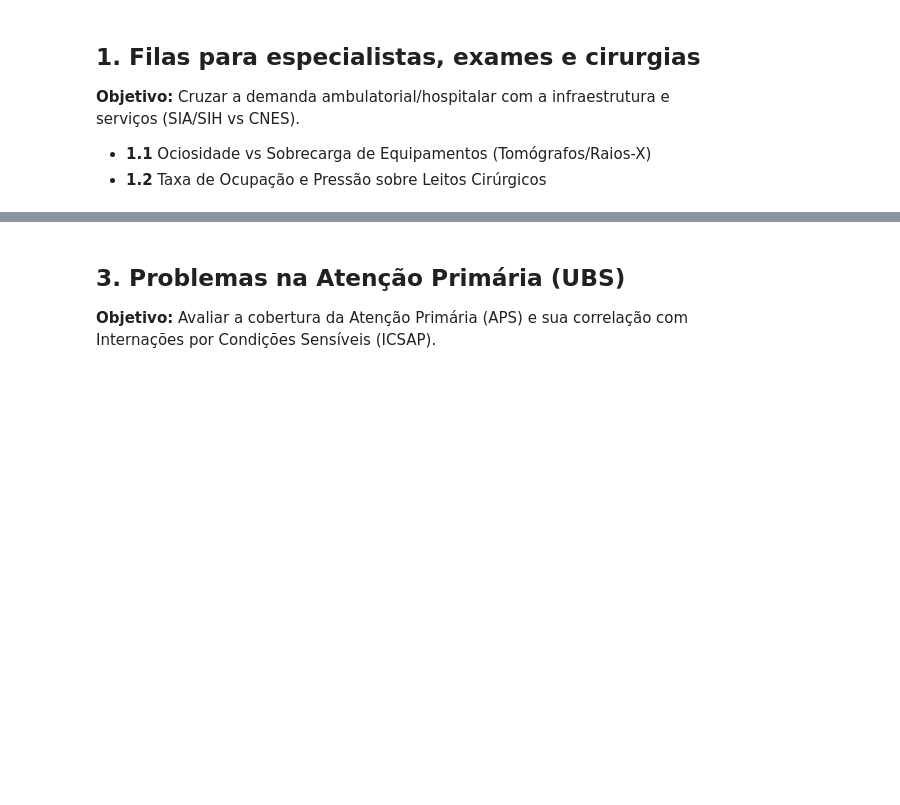
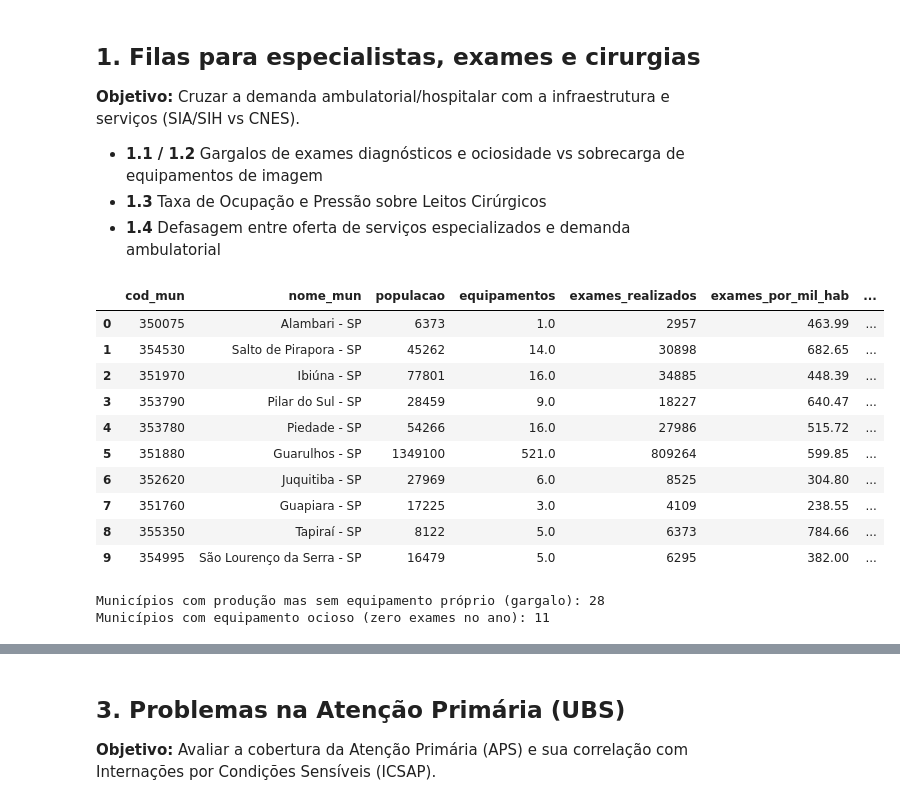
Before and after one commit to MoraesMiguel/InternaSUS, a Jupyter notebook: notebooks/InternaSUS.ipynb, the cells around one changed output, grey strips where cells are left out. Drawn from its saved outputs; the diff is of its cells as text; code cells hidden in the pictures; blank space fills up the shorter version.

```diff
--- a/notebooks/InternaSUS.ipynb
+++ b/notebooks/InternaSUS.ipynb
@@ -21,5 +164,6 @@ conn = conectar_datasus()
 # %% [markdown]
 ## 1. Filas para especialistas, exames e cirurgias
 **Objetivo:** Cruzar a demanda ambulatorial/hospitalar com a infraestrutura e serviços (SIA/SIH vs CNES).
-- **1.1** Ociosidade vs Sobrecarga de Equipamentos (Tomógrafos/Raios-X)
-- **1.2** Taxa de Ocupação e Pressão sobre Leitos Cirúrgicos
+- **1.1 / 1.2** Gargalos de exames diagnósticos e ociosidade vs sobrecarga de equipamentos de imagem
+- **1.3** Taxa de Ocupação e Pressão sobre Leitos Cirúrgicos
+- **1.4** Defasagem entre oferta de serviços especializados e demanda ambulatorial
@@ -93,0 +170,52 @@ display(pressao_leitos.head(10))
+# %%
+# 1.1 / 1.2 — Gargalos de exames diagnósticos e ociosidade vs sobrecarga de equipamentos de imagem
+gargalos_exames = conn.execute(f"""
+    WITH producao_exames AS (
+        SELECT LEFT(PA_MUNPCN, 6) AS cod_mun, COUNT(*) AS total_exames_realizados
+        FROM sia
+        WHERE PA_PROC_ID LIKE '02%' AND ano = {ANO_REF}  -- 02 = finalidade diagnóstica (SIGTAP)
+        GROUP BY 1
+    ),
+    equipamentos_disp AS (
+        SELECT CODUFMUN AS cod_mun, SUM(TRY_CAST(QT_EXIST AS INTEGER)) AS total_equipamentos
+        FROM cnes_eq_atual
+        WHERE TIPEQUIP = '01'  -- Diagnóstico por Imagem (zero-padded — ver Achado 3)
+        GROUP BY 1
+    )
+    SELECT
+        i.cod_mun,
+        i.nome_mun,
+        i.populacao,
+        COALESCE(e.total_equipamentos, 0) AS equipamentos,
+        COALESCE(p.total_exames_realizados, 0) AS exames_realizados,
+        ROUND(COALESCE(p.total_exames_realizados, 0) * 1000.0 / NULLIF(i.populacao, 0), 2) AS exames_por_mil_hab,
+        ROUND(COALESCE(p.total_exames_realizados, 0) / NULLIF(e.total_equipamentos, 0), 2) AS exames_por_equipamento,
+        CASE
+            WHEN COALESCE(e.total_equipamentos, 0) = 0 AND COALESCE(p.total_exames_realizados, 0) > 0 THEN 'Sem equipamento próprio (gargalo)'
+            WHEN e.total_equipamentos > 0 AND COALESCE(p.total_exames_realizados, 0) = 0 THEN 'Equipamento ocioso'
+            ELSE 'Com produção e equipamento'
+        END AS situacao
+    FROM ibge_pop_ref i
+    LEFT JOIN equipamentos_disp e ON i.cod_mun = e.cod_mun
+    LEFT JOIN producao_exames p ON i.cod_mun = p.cod_mun
+    ORDER BY exames_por_equipamento DESC NULLS LAST
+""").df()
+
+display(gargalos_exames.head(10))
+print()
+print("Municípios com produção mas sem equipamento próprio (gargalo):", (gargalos_exames["situacao"] == "Sem equipamento próprio (gargalo)").sum())
+print("Municípios com equipamento ocioso (zero exames no ano):", (gargalos_exames["situacao"] == "Equipamento ocioso").sum())
+# %% [output]
+|  | cod_mun | nome_mun | populacao | equipamentos | exames_realizados | exames_por_mil_hab | ... |
+| 0 | 350075 | Alambari - SP | 6373 | 1.0 | 2957 | 463.99 | ... |
+| 1 | 354530 | Salto de Pirapora - SP | 45262 | 14.0 | 30898 | 682.65 | ... |
+| 2 | 351970 | Ibiúna - SP | 77801 | 16.0 | 34885 | 448.39 | ... |
+| 3 | 353790 | Pilar do Sul - SP | 28459 | 9.0 | 18227 | 640.47 | ... |
+| 4 | 353780 | Piedade - SP | 54266 | 16.0 | 27986 | 515.72 | ... |
+| 5 | 351880 | Guarulhos - SP | 1349100 | 521.0 | 809264 | 599.85 | ... |
+| 6 | 352620 | Juquitiba - SP | 27969 | 6.0 | 8525 | 304.80 | ... |
+| 7 | 351760 | Guapiara - SP | 17225 | 3.0 | 4109 | 238.55 | ... |
+| 8 | 355350 | Tapiraí - SP | 8122 | 5.0 | 6373 | 784.66 | ... |
+| 9 | 354995 | São Lourenço da Serra - SP | 16479 | 5.0 | 6295 | 382.00 | ... |
+Municípios com produção mas sem equipamento próprio (gargalo): 28
+Municípios com equipamento ocioso (zero exames no ano): 11
```
Also changed, not shown: parts of 23 cells of this notebook, 20 other files.
